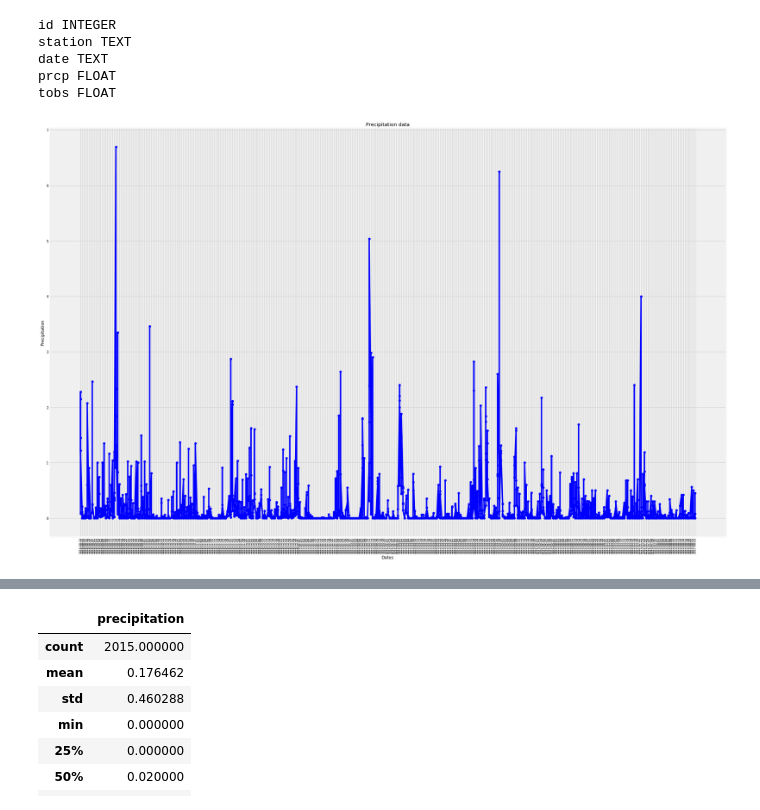
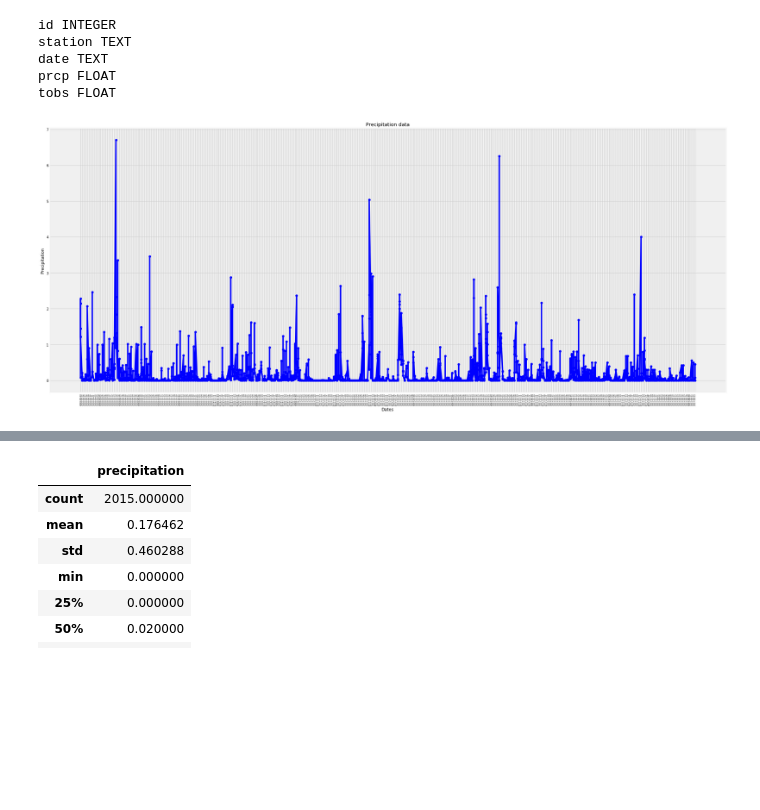
Before and after one commit to hvannia/Alchemy, a Jupyter notebook: climate_starter.ipynb, the cells around one changed output, grey strips where cells are left out. Cells and saved outputs as stored; diff of their text form; code cells hidden in the pictures; blank space fills up the shorter version.

```diff
--- a/climate_starter.ipynb
+++ b/climate_starter.ipynb
@@ -58,38 +58,30 @@ selectDates = session.query(Measurement.date, Measurement.prcp).filter(Measureme
 # %%
 # Save the query results as a Pandas DataFrame and set the index to the date column
 df = pd.DataFrame(selectDates[:], columns=['date', 'precipitation'])
 
 # (OTHER OPTION For direct query to DF )
 '''
 query= " SELECT * FROM Measurement WHERE date > '+ firstDateStr +' "
 df= pd.read_sql(query, engine.connect())
 '''
-#indexed_df=df.set_index('date')
-# Sort the dataframe by date
-#indexed_df.sort_values(by=['date'], inplace=True)
-# Use Pandas Plotting with Matplotlib to plot the data
-# first dropping 'NaN' values
-#indexed_df.dropna(inplace=True)
 
 sdf=df.sort_values(by=['date'])
 sdf.dropna(inplace=True)
 allDates=pd.Series(sdf.date)
 allVals=pd.Series(sdf.precipitation)
 
 
-fig, ax = plt.subplots(figsize=(28, 18))
+fig, ax = plt.subplots(figsize=(28, 12))
 ax.plot(allDates,allVals,'b-o')
 ax.set_xlabel("Dates")
 ax.set_ylabel("Precipitation")
-#ax.set_yticks(allVals)
-#ax.set_yticklabels(allDates)
 plt.xticks(rotation=90,fontsize=6)
 ax.set_title("Precipitation data")
 fig.tight_layout()
 plt.savefig("precipitation.png")
 plt.show()
 # %% [output]
-[figure, old version]
+[figure, new version]
 # %% [markdown]
 ![precipitation](Images/precipitation.png)
 # %%
```
Also changed, not shown: parts of 3 cells of this notebook.
